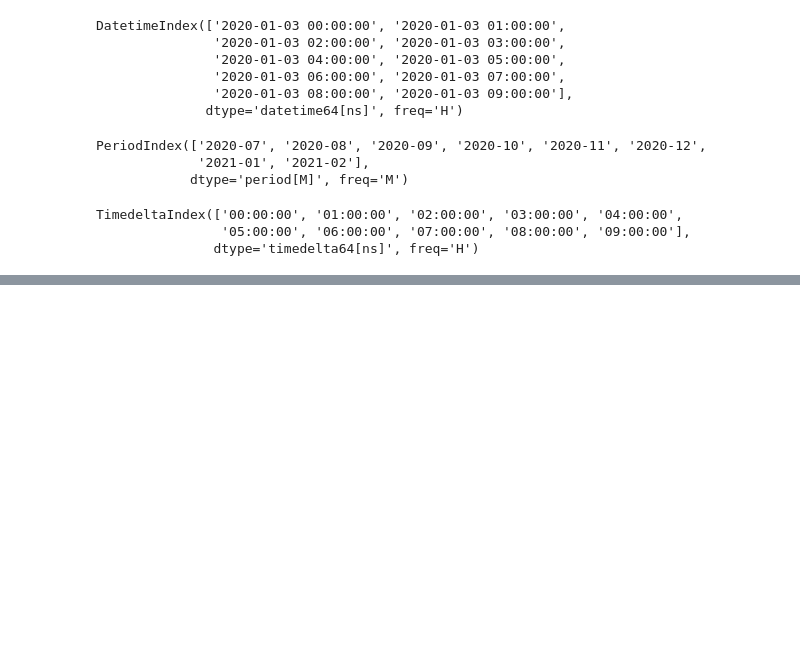
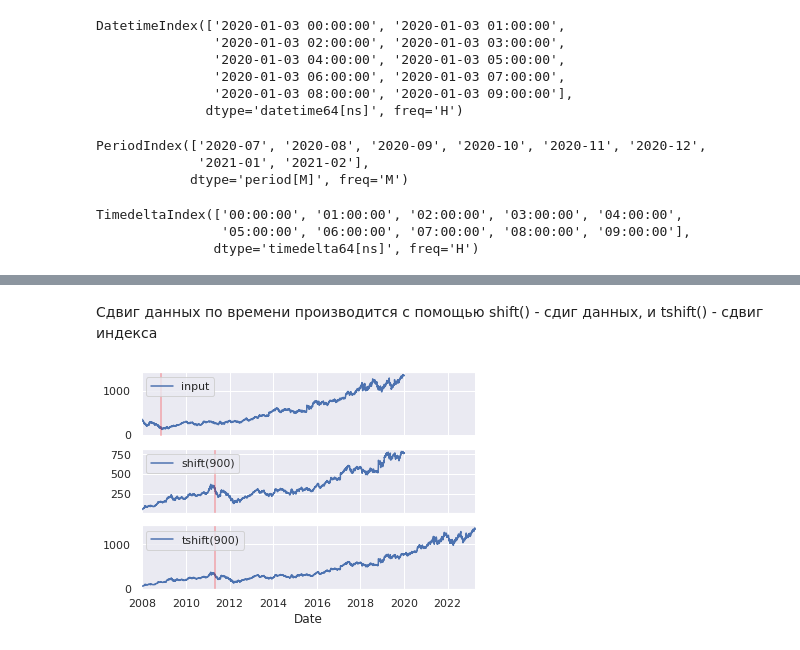
Before and after one commit to KonstantinKlepikov/all-python-ml-learning, a Jupyter notebook: pandas-learning.ipynb, the cells around one changed output, grey strips where cells are left out. Cells and saved outputs as stored; diff of their text form; code cells hidden in the pictures; blank space fills up the shorter version.

```diff
--- a/pandas-learning.ipynb
+++ b/pandas-learning.ipynb
@@ -2834,0 +2923,25 @@ TimedeltaIndex(['00:00:00', '01:00:00', '02:00:00', '03:00:00', '04:00:00',
+# %% [markdown]
+Сдвиг данных по времени производится с помощью shift() - сдиг данных, и tshift() - сдвиг индекса
+# %%
+fig, ax = plt.subplots(3, sharex=True)
+
+goog = goog.asfreq('D', method='pad')
+
+goog.plot(ax=ax[0])
+goog.shift(1200).plot(ax=ax[1])
+goog.tshift(1200).plot(ax=ax[2])
+
+# пояснения на графиках
+local_max = pd.to_datetime('2008-11-05')
+offset = pd.Timedelta(900, 'D')
+
+ax[0].legend(['input'], loc=2)
+ax[0].axvline(local_max, alpha=0.3, color='red')
+
+ax[1].legend(['shift(900)'], loc=2)
+ax[1].axvline(local_max + offset, alpha=0.3, color='red')
+
+ax[2].legend(['tshift(900)'], loc=2)
+ax[2].axvline(local_max + offset, alpha=0.3, color='red');
+# %% [output]
+[figure, added]
```
Also changed, not shown: parts of 13 cells of this notebook.
